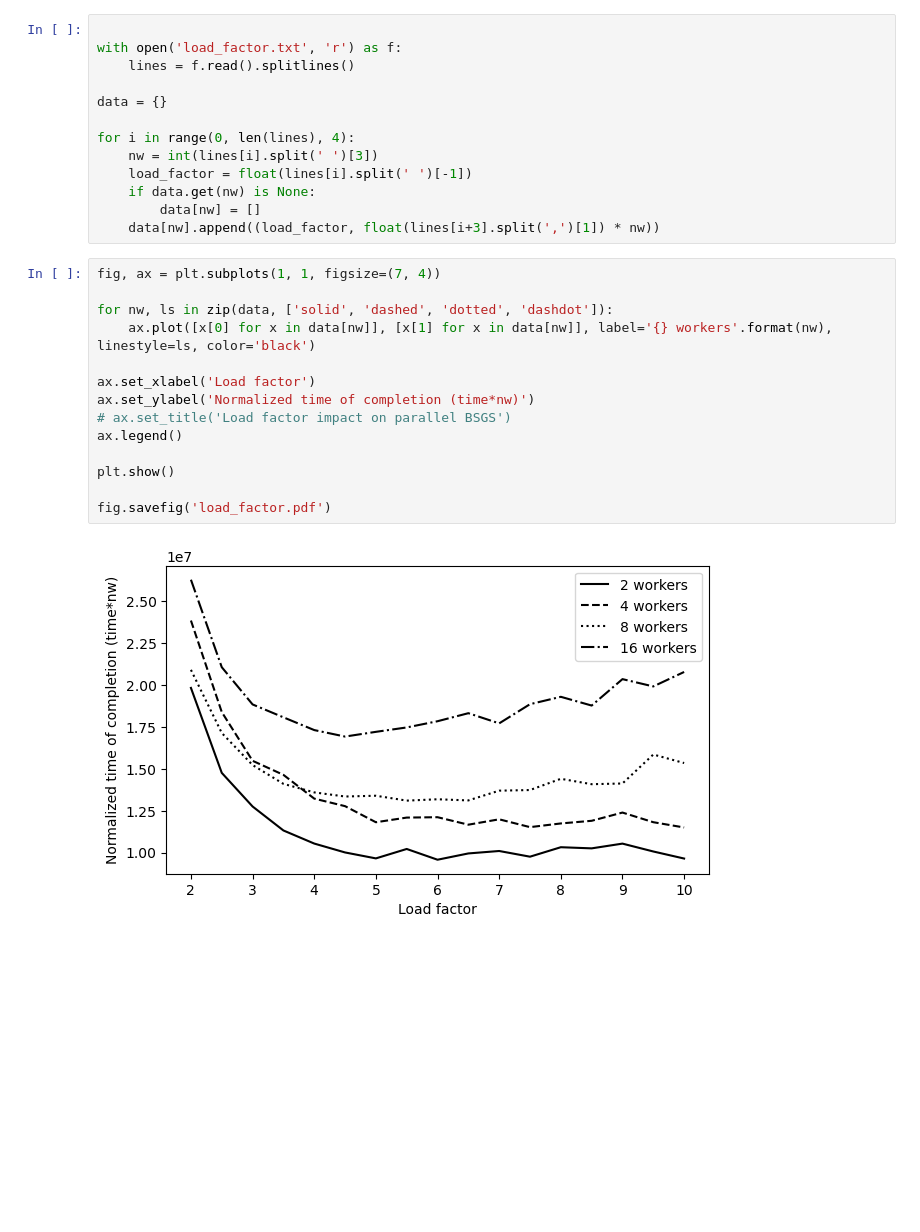
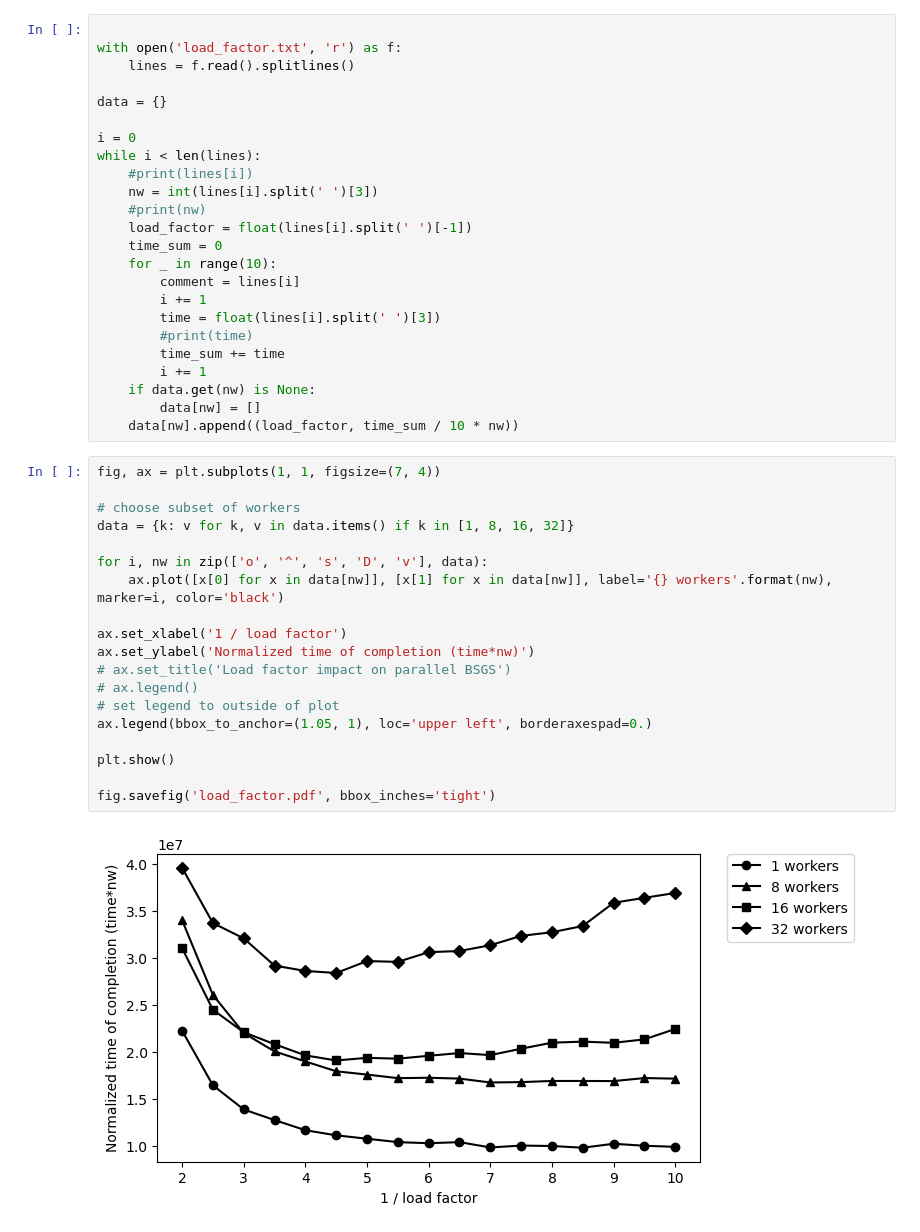
Before and after one commit to gio54321/parallel-pohlig-hellman, a Jupyter notebook: plots/plots.ipynb, the cells around one changed output. Drawn from its saved outputs; the diff is of its cells as text; blank space fills up the shorter version.

```diff
--- a/plots/plots.ipynb
+++ b/plots/plots.ipynb
@@ -68,25 +79,41 @@ with open('load_factor.txt', 'r') as f:
 
 data = {}
 
-for i in range(0, len(lines), 4):
+i = 0
+while i < len(lines):
+    #print(lines[i])
     nw = int(lines[i].split(' ')[3])
+    #print(nw)
     load_factor = float(lines[i].split(' ')[-1])
+    time_sum = 0
+    for _ in range(10):
+        comment = lines[i]
+        i += 1
+        time = float(lines[i].split(' ')[3])
+        #print(time)
+        time_sum += time
+        i += 1
     if data.get(nw) is None:
         data[nw] = []
-    data[nw].append((load_factor, float(lines[i+3].split(',')[1]) * nw))
+    data[nw].append((load_factor, time_sum / 10 * nw))
 # %%
 fig, ax = plt.subplots(1, 1, figsize=(7, 4))
 
-for nw, ls in zip(data, ['solid', 'dashed', 'dotted', 'dashdot']):
-    ax.plot([x[0] for x in data[nw]], [x[1] for x in data[nw]], label='{} workers'.format(nw), linestyle=ls, color='black')
+# choose subset of workers
+data = {k: v for k, v in data.items() if k in [1, 8, 16, 32]}
 
-ax.set_xlabel('Load factor')
+for i, nw in zip(['o', '^', 's', 'D', 'v'], data):
+    ax.plot([x[0] for x in data[nw]], [x[1] for x in data[nw]], label='{} workers'.format(nw), marker=i, color='black')
+
+ax.set_xlabel('1 / load factor')
 ax.set_ylabel('Normalized time of completion (time*nw)')
 # ax.set_title('Load factor impact on parallel BSGS')
-ax.legend()
+# ax.legend()
+# set legend to outside of plot
+ax.legend(bbox_to_anchor=(1.05, 1), loc='upper left', borderaxespad=0.)
 
 plt.show()
 
-fig.savefig('load_factor.pdf')
+fig.savefig('load_factor.pdf', bbox_inches='tight')
 # %% [output]
-[figure, old version]
+[figure, new version]
```
Also changed, not shown: parts of 7 cells of this notebook, 23 other files.
